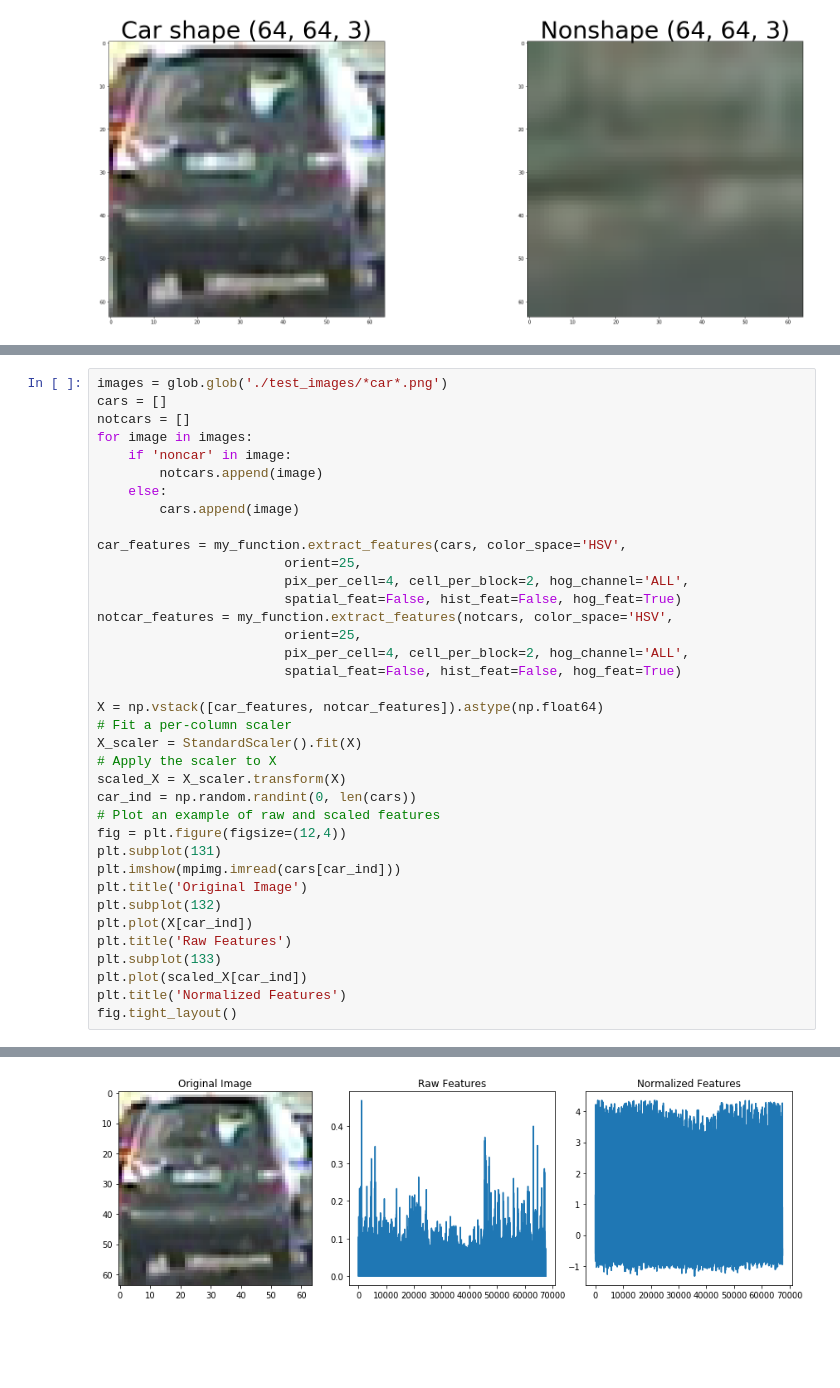
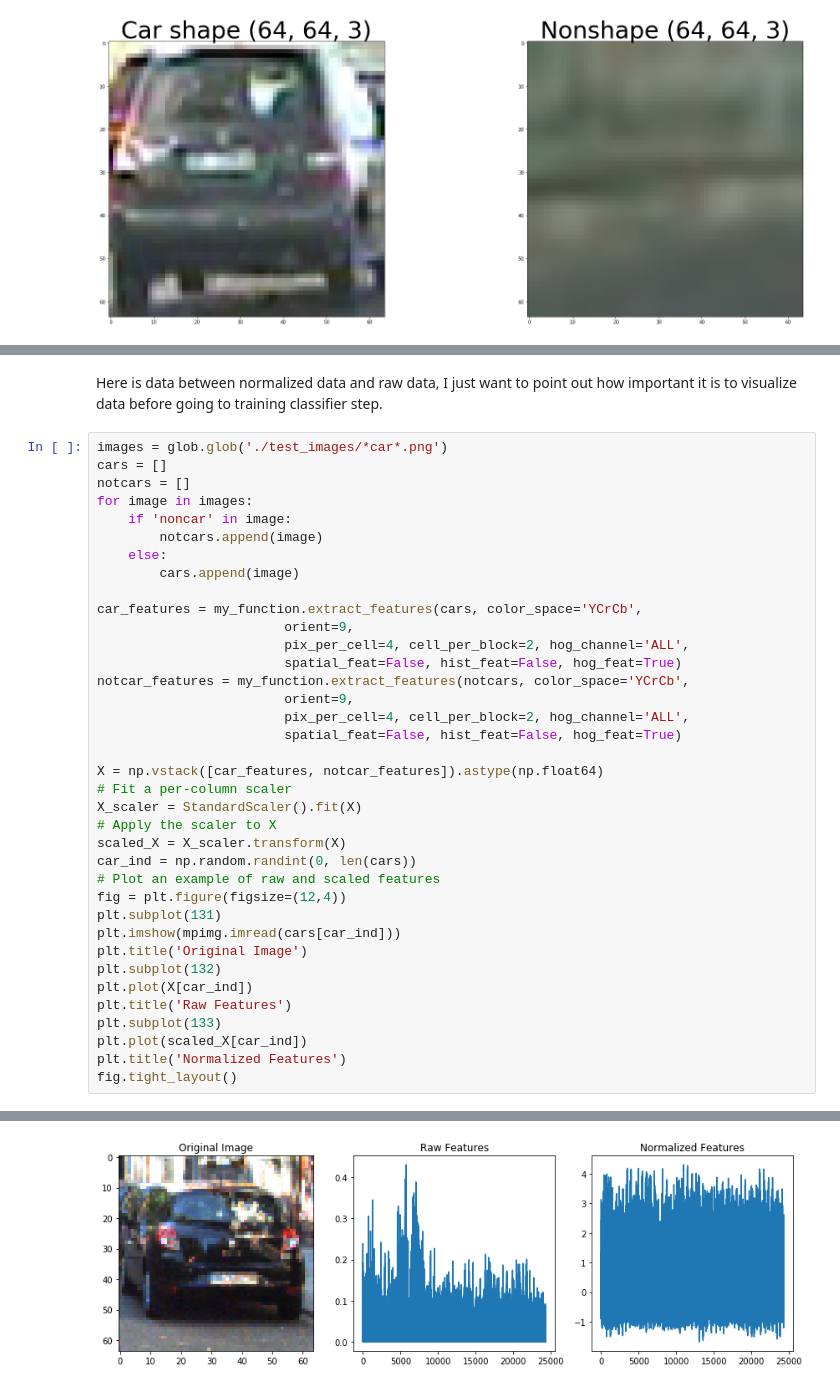
Before and after one commit to anonymint/vehicle-detection, a Jupyter notebook: summary.ipynb, the cells around one changed output, grey strips where cells are left out. Saved outputs shown, nothing was run; the diff lists cells and outputs as text; blank space fills up the shorter version.

```diff
--- a/summary.ipynb
+++ b/summary.ipynb
@@ -116,3 +137,5 @@ for i in range(3):
+# %% [markdown]
+Here is data between normalized data and raw data, I just want to point out how important it is to visualize data before going to training classifier step.
 # %%
 images = glob.glob('./test_images/*car*.png')
 cars = []
@@ -123,12 +146,12 @@ for image in images:
     else:
         cars.append(image)
 
-car_features = my_function.extract_features(cars, color_space='HSV',
-                        orient=25,
+car_features = my_function.extract_features(cars, color_space='YCrCb',
+                        orient=9,
                         pix_per_cell=4, cell_per_block=2, hog_channel='ALL',
                         spatial_feat=False, hist_feat=False, hog_feat=True)
-notcar_features = my_function.extract_features(notcars, color_space='HSV',
-                        orient=25,
+notcar_features = my_function.extract_features(notcars, color_space='YCrCb',
+                        orient=9,
                         pix_per_cell=4, cell_per_block=2, hog_channel='ALL',
                         spatial_feat=False, hist_feat=False, hog_feat=True)
 
@@ -156 +177 @@ fig.tight_layout()
-[figure, old version]
+[figure, new version]
```
Also changed, not shown: parts of 18 cells of this notebook, 4 other files.
